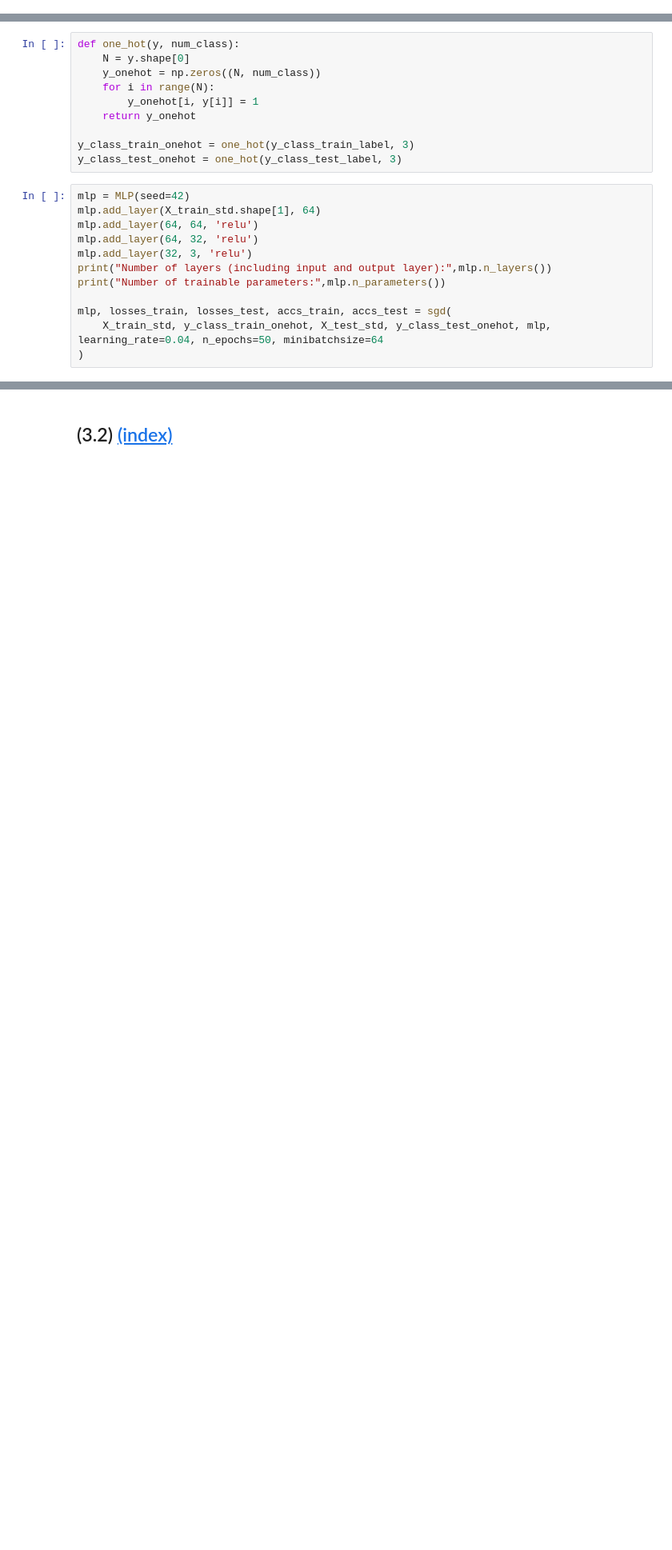
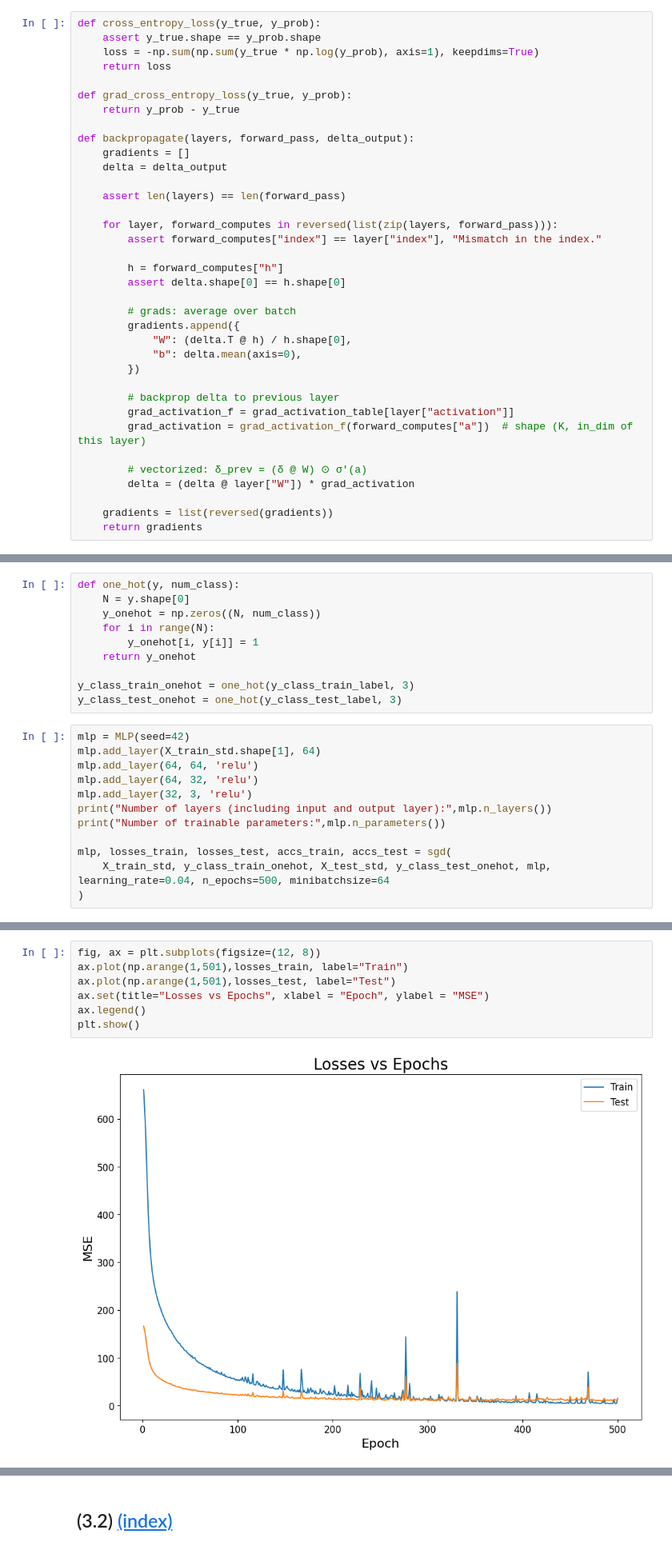
Before and after one commit to Shengyuan-Liu/MATH60026_MethodsForDataScience, a Jupyter notebook: cw1/02371367_Coursework1.ipynb, the cells around one changed output, grey strips where cells are left out. Shown at 80% size. Saved outputs shown, nothing was run; the diff lists cells and outputs as text; blank space fills up the shorter version.

```diff
--- a/cw1/02371367_Coursework1.ipynb
+++ b/cw1/02371367_Coursework1.ipynb
@@ -901,0 +1089,36 @@ print(score_gernal_kernal_ridge(X_train_std[:, :2], y_train, X_train_std[:, :2],
+# %%
+def cross_entropy_loss(y_true, y_prob):
+    assert y_true.shape == y_prob.shape
+    loss = -np.sum(np.sum(y_true * np.log(y_prob), axis=1), keepdims=True)
+    return loss
+
+def grad_cross_entropy_loss(y_true, y_prob):
+    return y_prob - y_true
+
+def backpropagate(layers, forward_pass, delta_output):
+    gradients = []
+    delta = delta_output
+
+    assert len(layers) == len(forward_pass)
+
+    for layer, forward_computes in reversed(list(zip(layers, forward_pass))):
+        assert forward_computes["index"] == layer["index"], "Mismatch in the index."
+
+        h = forward_computes["h"]
+        assert delta.shape[0] == h.shape[0]
+
+        # grads: average over batch
+        gradients.append({
+            "W": (delta.T @ h) / h.shape[0],
+            "b": delta.mean(axis=0),
+        })
+
+        # backprop delta to previous layer
+        grad_activation_f = grad_activation_table[layer["activation"]]
+        grad_activation = grad_activation_f(forward_computes["a"])  # shape (K, in_dim of this layer)
+
+        # vectorized: δ_prev = (δ @ W) ⊙ σ'(a)
+        delta = (delta @ layer["W"]) * grad_activation
+
+    gradients = list(reversed(gradients))
+    return gradients
@@ -1204,7 +1237,7 @@ print("Number of layers (including input and output layer):",mlp.n_layers())
 print("Number of trainable parameters:",mlp.n_parameters())
 
 mlp, losses_train, losses_test, accs_train, accs_test = sgd(
-    X_train_std, y_class_train_onehot, X_test_std, y_class_test_onehot, mlp, learning_rate=0.04, n_epochs=50, minibatchsize=64
+    X_train_std, y_class_train_onehot, X_test_std, y_class_test_onehot, mlp, learning_rate=0.04, n_epochs=500, minibatchsize=64
 )
 # %% [output]
 Number of layers (including input and output layer): 5
@@ -1213,0 +1256,9 @@ Epoch 50/50: Train CE: 106.4057, Test CE: 34.2652, Train Acc: 93.42%, Test Acc:
+# %%
+fig, ax = plt.subplots(figsize=(12, 8))
+ax.plot(np.arange(1,501),losses_train, label="Train")
+ax.plot(np.arange(1,501),losses_test, label="Test")
+ax.set(title="Losses vs Epochs", xlabel = "Epoch", ylabel = "MSE")
+ax.legend()
+plt.show()
+# %% [output]
+[figure, added]
```
Also changed, not shown: parts of 16 cells of this notebook, 1 other file.
